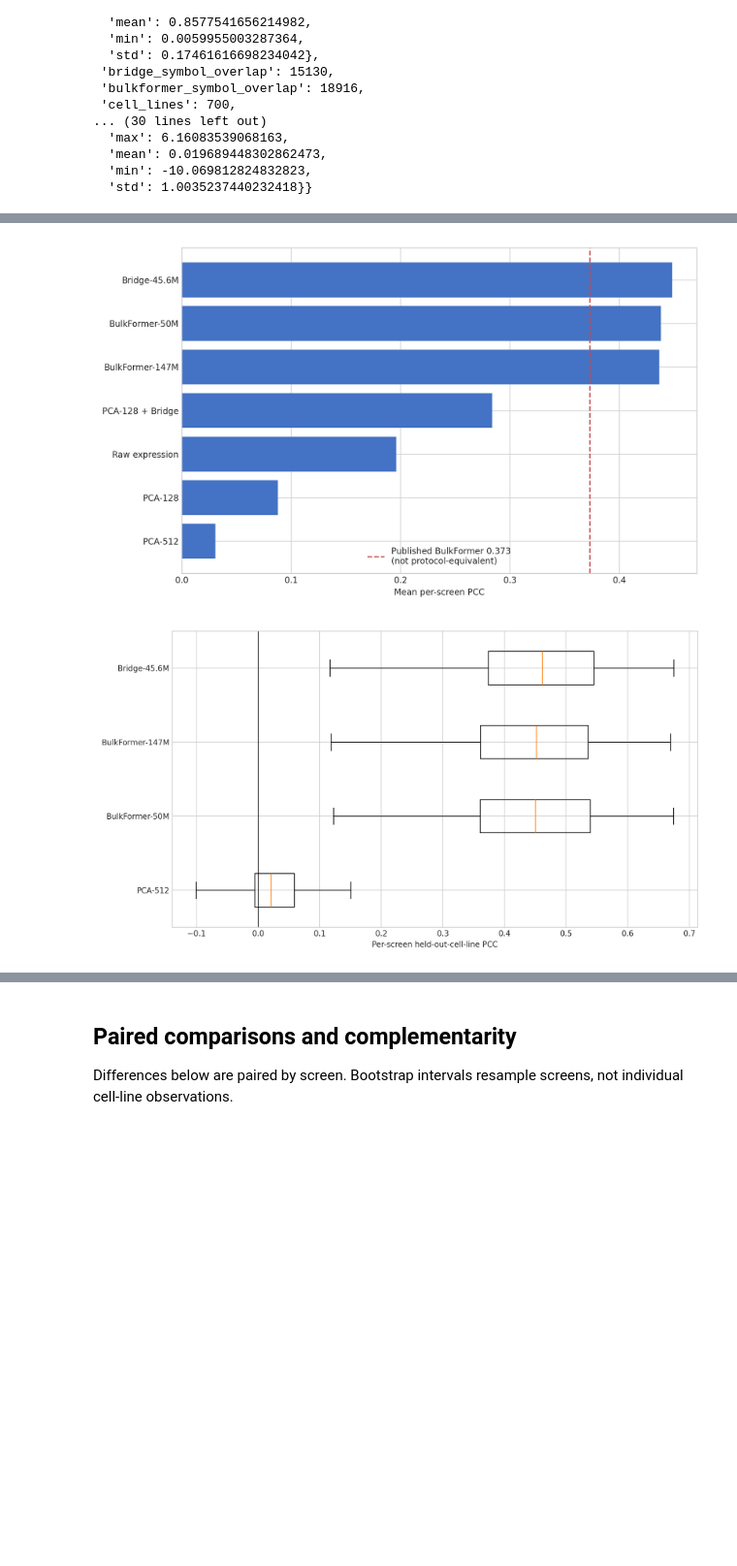
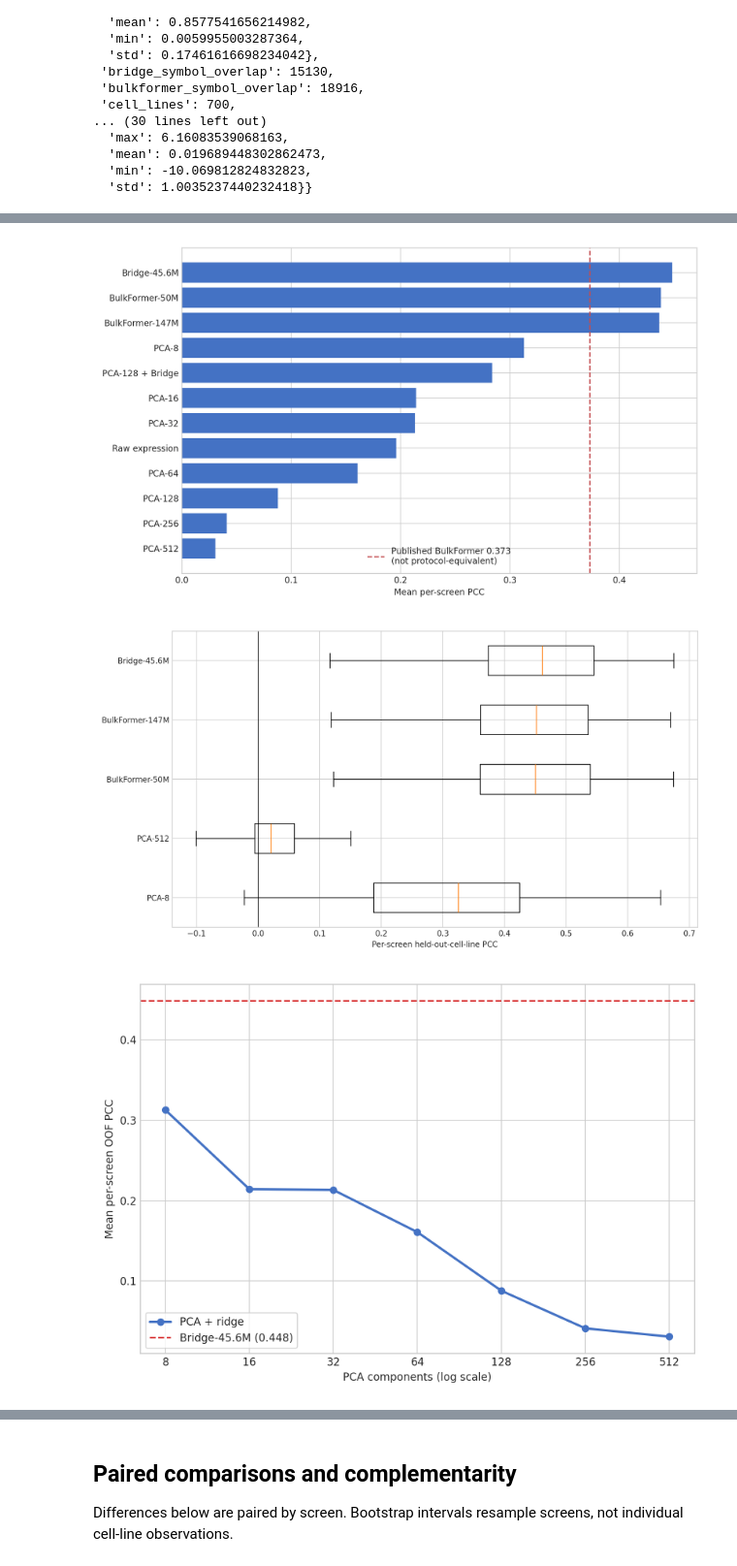
Before and after one commit to alwalt/bridge-rna, a Jupyter notebook: benchmarks/drug_response/drug_response.ipynb, the cells around one changed output, grey strips where cells are left out. Shown at 97% size. Saved outputs shown, nothing was run; the diff lists cells and outputs as text; code cells hidden in the pictures; blank space fills up the shorter version.

```diff
--- a/benchmarks/drug_response/drug_response.ipynb
+++ b/benchmarks/drug_response/drug_response.ipynb
@@ -49,6 +54,9 @@ results.sort_values('mean_pcc', ascending=False).round(3)
 # %%
 display(Image(filename=str(RESULTS/'primary_mean_pcc.png')))
 display(Image(filename=str(RESULTS/'per_drug_pcc_distribution.png')))
+display(Image(filename=str(RESULTS/'pca_component_sensitivity.png')))
+pd.read_csv(RESULTS/'pca_component_sensitivity.csv').round(3)
 # %% [output]
-[figure, old version]
+[figure, new version]
-[figure, old version]
+[figure, new version]
+[figure, added]
```
Also changed, not shown: parts of 6 cells of this notebook, 21 other files.
